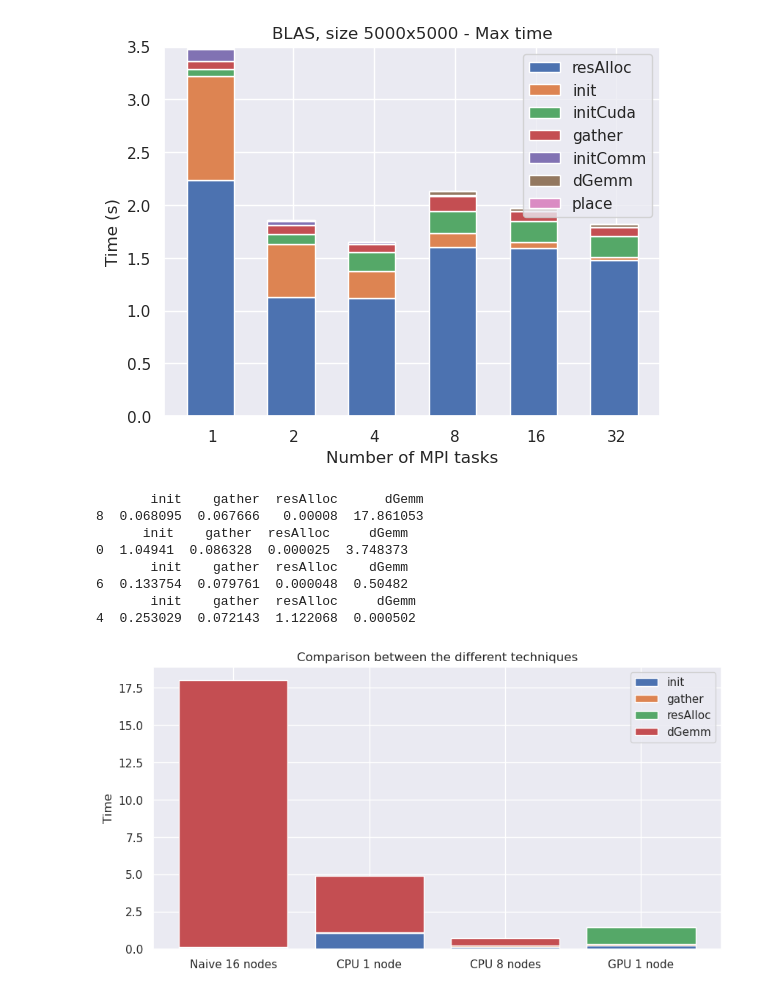
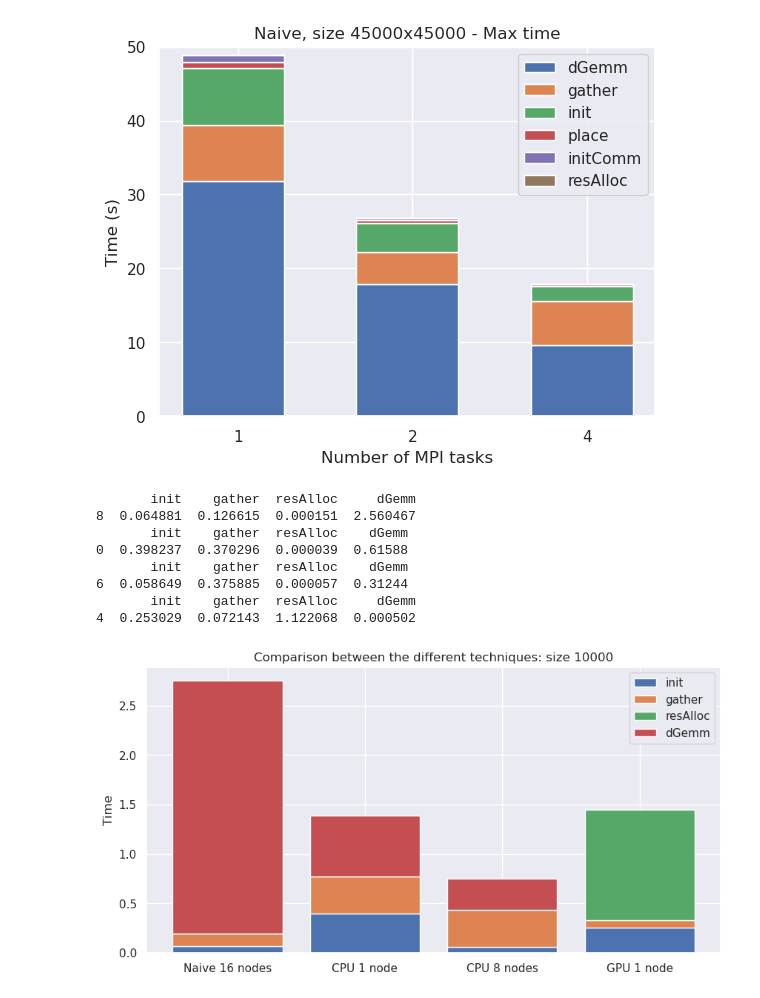
Before and after one commit to DavideRossi1/AdvancedHPC-Project, a Jupyter notebook: Distributed_MatMul/data/plots.ipynb, the cells around one changed output. Drawn from its saved outputs; the diff is of its cells as text; code cells hidden in the pictures.

Commit message:
Added updated data

```diff
--- a/Distributed_MatMul/data/plots.ipynb
+++ b/Distributed_MatMul/data/plots.ipynb
@@ -77,10 +77,10 @@ def buildAx(title, ax, data):
     ax.plot()
 # %%
 # "initCuda", "init", "initComm", "gather", "resAlloc", "dGemm", "place", "mult", "total"
-colsToUse = [ "initCuda", "init", "initComm", "gather", "resAlloc", "dGemm", "place"]
-plotDataStackBar("gpu5000.csv", 1, "BLAS, size 5000x5000", colsToUse)
+colsToUse = [ "init", "initComm", "gather", "resAlloc", "dGemm", "place"]
+plotDataStackBar("cpu45000.csv", 1, "Naive, size 45000x45000", colsToUse)
 # %% [output]
-[figure, old version]
+[figure, new version]
 # %%
 def read_data(files, cols_to_use):
     data_frames = []
@@ -109,22 +109,22 @@ def plot_stack_bar(data_frames, titles):
     ax.set_xticks(x_ticks)
     ax.set_xticklabels(titles)
     ax.set_ylabel("Time")
-    ax.set_title("Comparison between the different techniques")
+    ax.set_title("Comparison between the different techniques: size 10000")
     ax.legend(loc='upper right')
     plt.show()
 
-files = ['naive5000.csv', 'cpu5000.csv', 'gpu5000.csv']
+files = ['naive10000.csv', 'cpu10000.csv', 'gpu5000.csv']
 cols_to_use = ["init", "gather","resAlloc", "dGemm"]
 titles = ['Naive 16 nodes', 'CPU 1 node', 'CPU 8 nodes', 'GPU 1 node']
 
 plot_stack_bar(read_data(files, cols_to_use), titles)
 # %% [output]
-       init    gather  resAlloc      dGemm
-8  0.068095  0.067666   0.00008  17.861053
-      init    gather  resAlloc     dGemm
-0  1.04941  0.086328  0.000025  3.748373
+       init    gather  resAlloc     dGemm
+8  0.064881  0.126615  0.000151  2.560467
        init    gather  resAlloc    dGemm
-6  0.133754  0.079761  0.000048  0.50482
+0  0.398237  0.370296  0.000039  0.61588
+       init    gather  resAlloc    dGemm
+6  0.058649  0.375885  0.000057  0.31244
        init    gather  resAlloc     dGemm
 4  0.253029  0.072143  1.122068  0.000502
-[figure, old version]
+[figure, new version]
```
Also changed, not shown: 30 other files.
